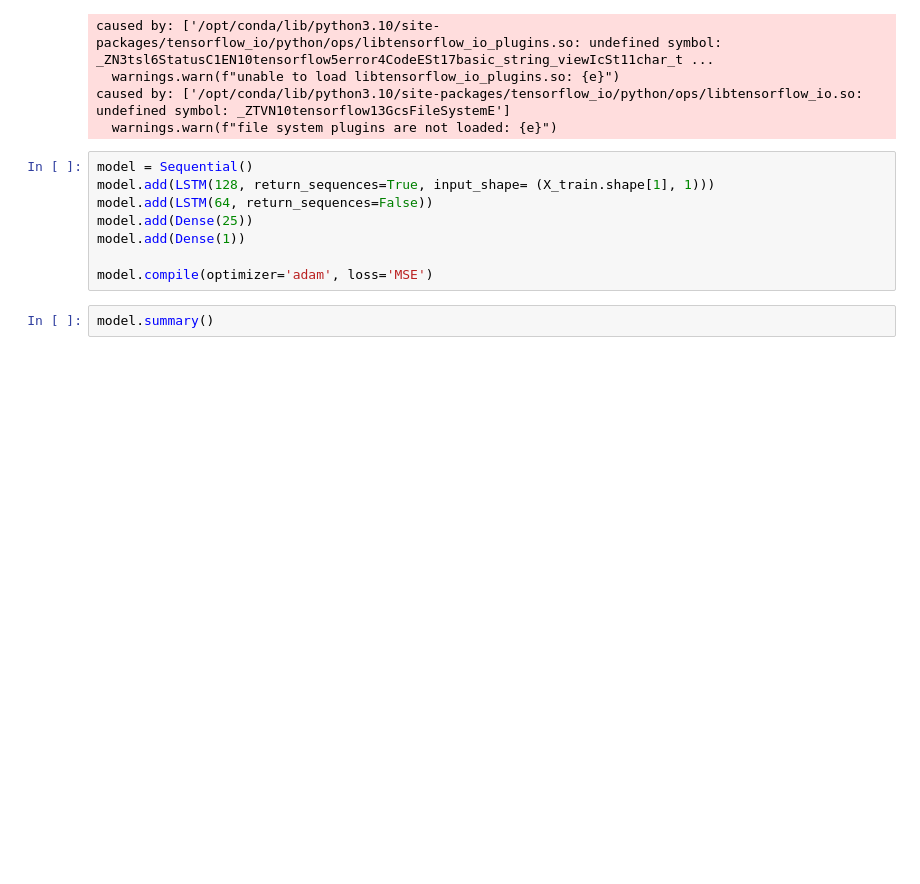
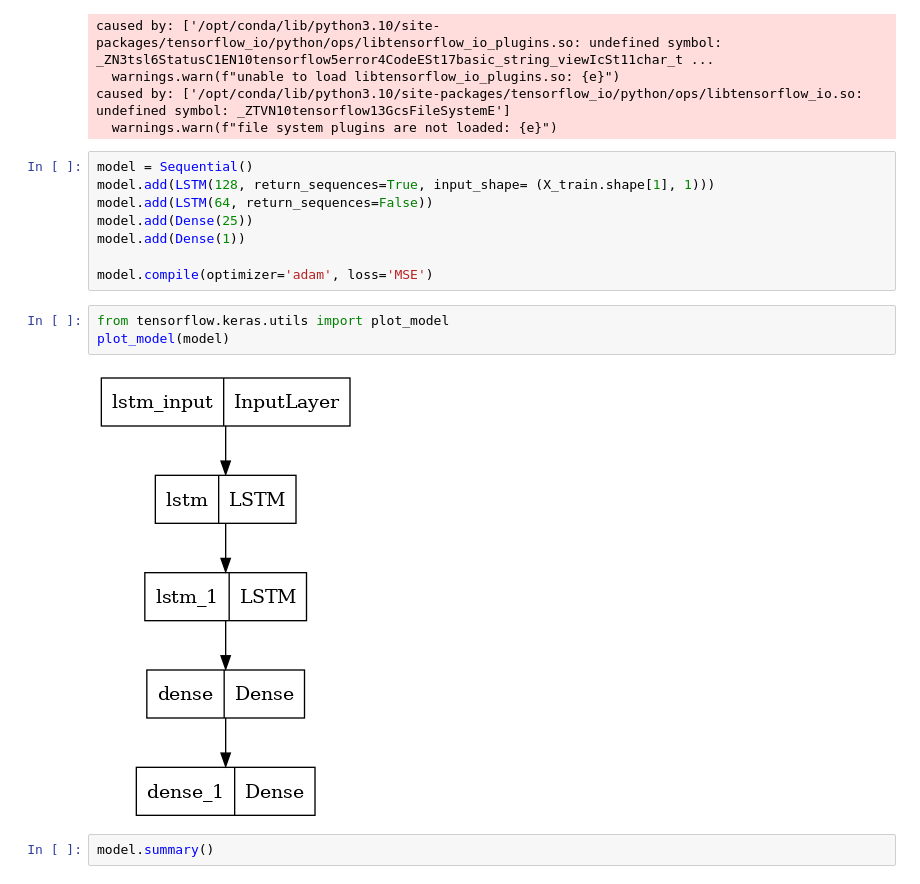
Before and after one commit to Dishaa09/Predicting-Stock-Prices-from-LSTM, a Jupyter notebook: time-series-forecasting-visualizations.ipynb, the cells around one changed output. Cells and saved outputs as stored; diff of their text form; blank space fills up the shorter version.

```diff
--- a/time-series-forecasting-visualizations.ipynb
+++ b/time-series-forecasting-visualizations.ipynb
@@ -222,6 +222,11 @@ model.add(Dense(25))
 model.add(Dense(1))
 
 model.compile(optimizer='adam', loss='MSE')
+# %%
+from tensorflow.keras.utils import plot_model
+plot_model(model)
+# %% [output]
+[figure, added]
 # %%
 model.summary()
 # %% [output]
```
Also changed, not shown: parts of 5 cells of this notebook.
